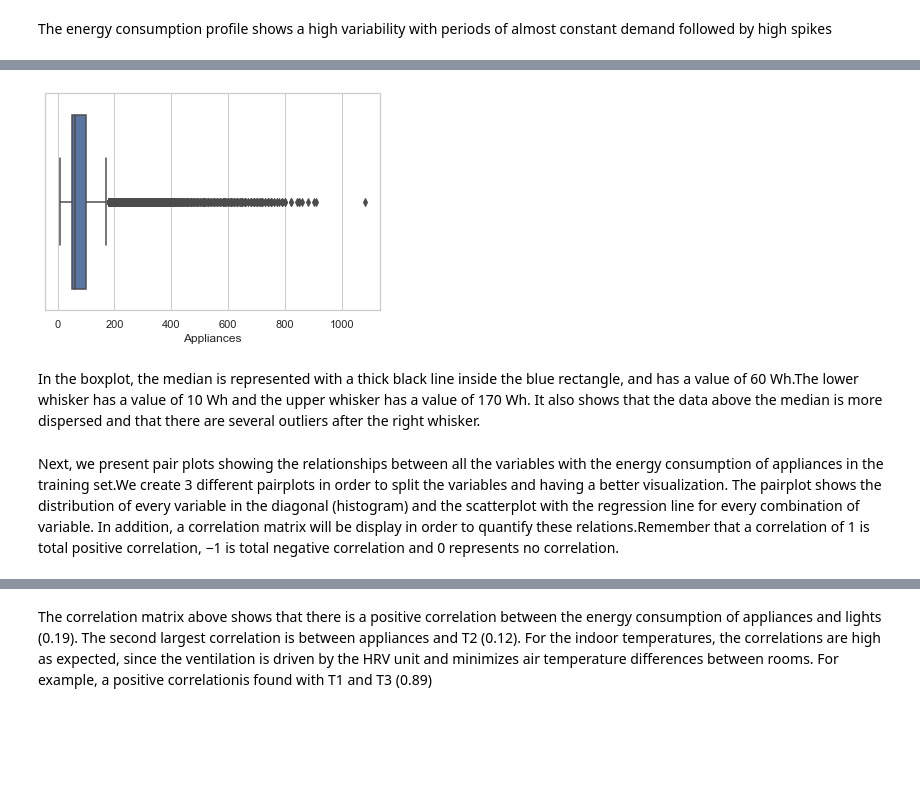
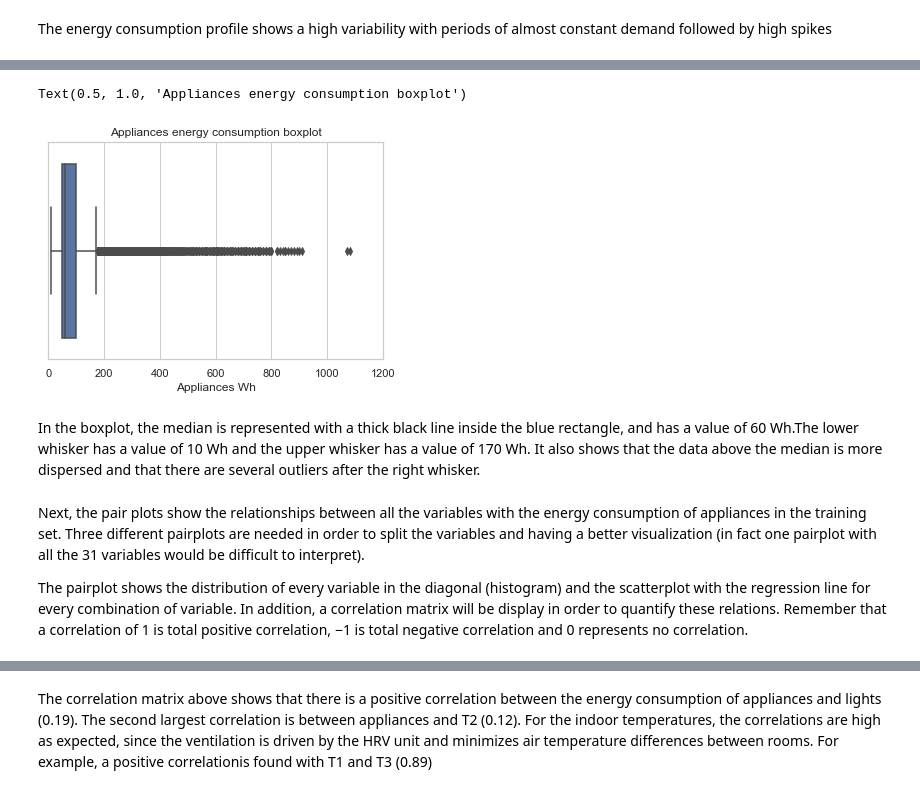
Before and after one commit to fracomp/datascience, a Jupyter notebook: portfolio 2.ipynb, the cells around one changed output, grey strips where cells are left out. Drawn from its saved outputs; the diff is of its cells as text; code cells hidden in the pictures; blank space fills up the shorter version.

```diff
--- a/portfolio 2.ipynb
+++ b/portfolio 2.ipynb
@@ -71,14 +76,20 @@ According to the graph, the data distribution has a long tail. The distribution
-# %%
-sns.set(style="whitegrid")
-ax = sns.boxplot(x=tr["Appliances"])
-# %% [output]
-[figure, removed]
+# %%
+#BOXPLOT
+sns.set(style="whitegrid")
+ax = sns.boxplot("Appliances",data=comp,linewidth=1.5)
+plt.xlabel('Appliances Wh')
+plt.xlim(0,1200)
+plt.title('Appliances energy consumption boxplot')
+# %% [output]
+Text(0.5, 1.0, 'Appliances energy consumption boxplot')
+[figure, added]
 # %% [markdown]
 In the boxplot, the median is represented with a thick black line inside the blue rectangle, and has a value of 60 Wh.The lower whisker has a value of 10 Wh and the upper whisker has a value of 170 Wh. It also shows that the data above the median is more dispersed and that there are several outliers after the right whisker.
 # %% [markdown]
-Next, we present pair plots showing the relationships between all the variables with the energy consumption of appliances in the training set.We create 3 different pairplots in order to split the variables and having a better visualization.
+Next, the pair plots show the relationships between all the variables with the energy consumption of appliances in the training set. Three different pairplots are needed in order to split the variables and having a better visualization (in fact one pairplot with all the 31 variables would be difficult to interpret).
+
 The pairplot shows the distribution of every variable in the diagonal (histogram) and the scatterplot with the regression line for every combination of variable.
-In addition, a correlation matrix will be display in order to quantify these relations.Remember that a correlation of 1 is total positive correlation, −1 is total negative correlation and 0 represents no correlation.
+In addition, a correlation matrix will be display in order to quantify these relations. Remember that a correlation of 1 is total positive correlation, −1 is total negative correlation and 0 represents no correlation.
 # %%
 columns=['Appliances', 'lights', 'T1', 'RH_1', 'T2', 'RH_2', 'T3',
        'RH_3']
```
Also changed, not shown: parts of 36 cells of this notebook.
